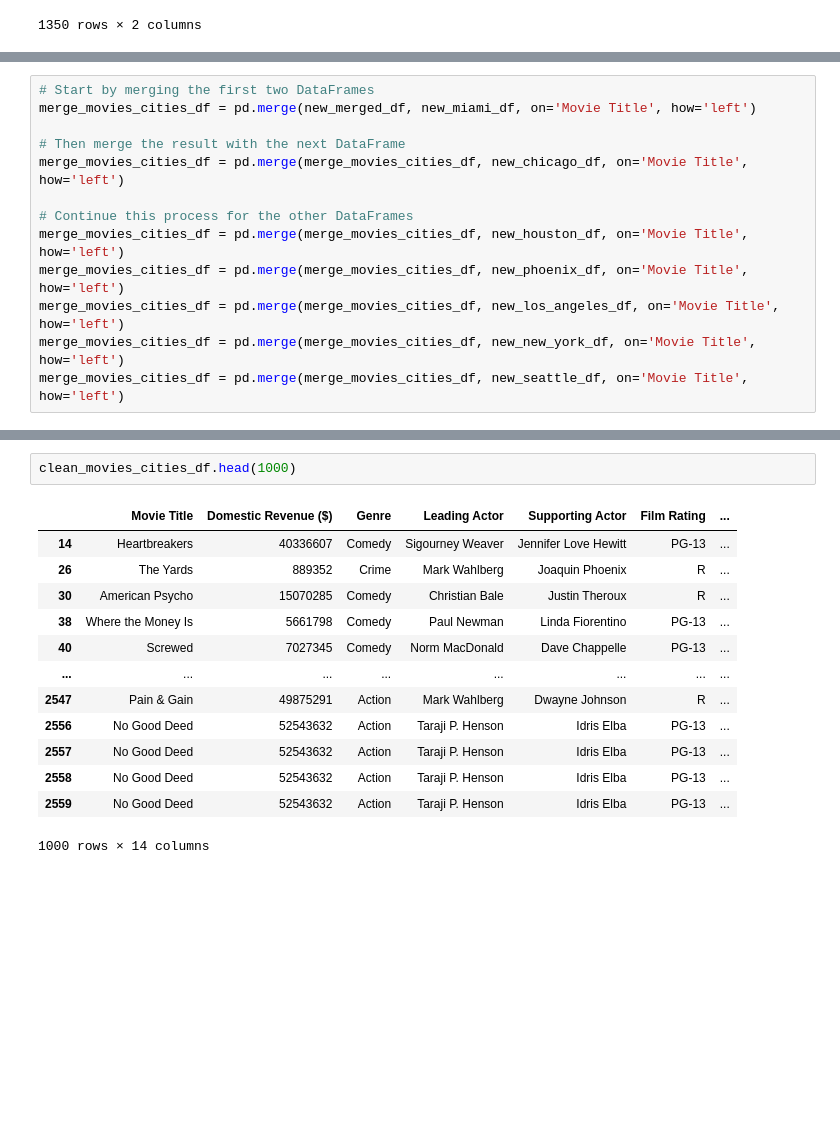
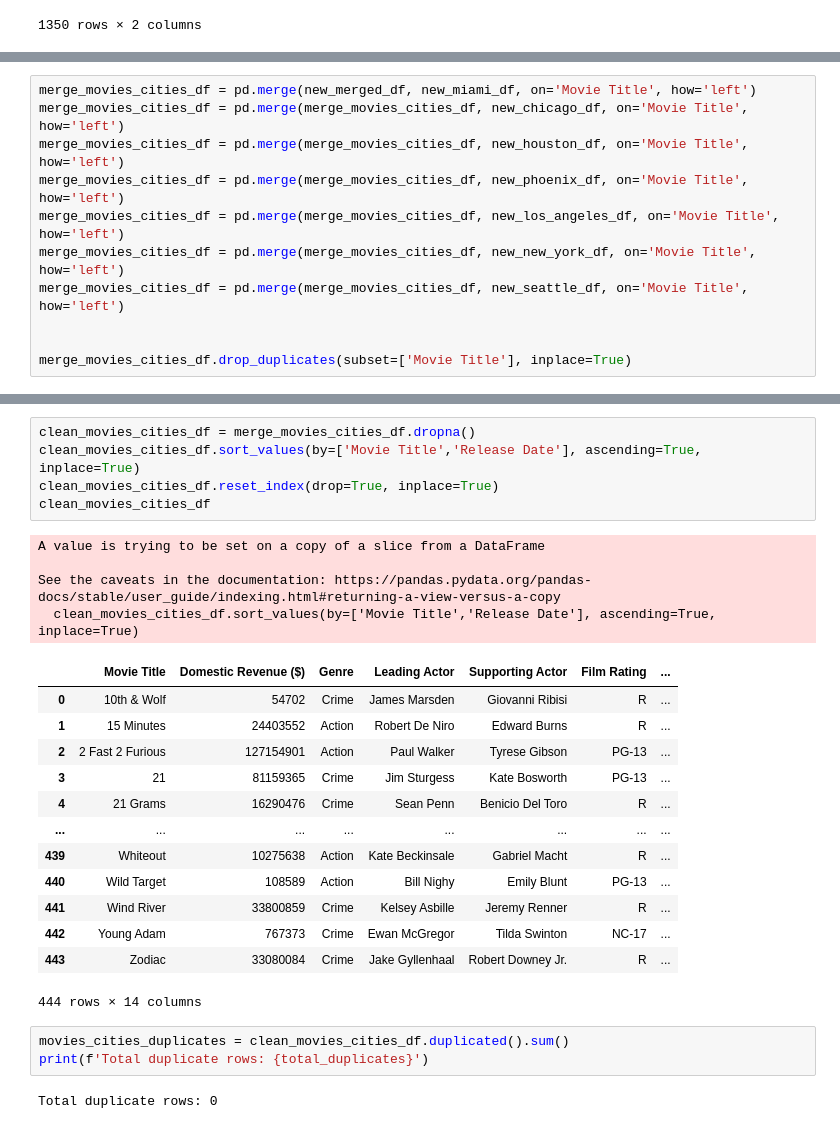
Before and after one commit to Armand57araujo/i-tickets, a Jupyter notebook: pythonnotebook.ipynb, the cells around one changed output, grey strips where cells are left out. Drawn from its saved outputs; the diff is of its cells as text; blank space fills up the shorter version.

Commit message:
removed duplicates

```diff
--- a/pythonnotebook.ipynb
+++ b/pythonnotebook.ipynb
@@ -1638,18 +1667,16 @@ new_merged_df, new_miami_df, new_chicago_df, new_houston_df, new_phoenix_df, new
 
 [['Movie Title', 'Release Year', 'Domestic Revenue ($)', 'Genre',	'Leading Actor', 'Supporting Actor', 'Film Rating']], on=['Movie Title','Release Year', 'Domestic Revenue ($)', 'Genre', 'Leading Actor', 'Supporting Actor', 'Film Rating'], how='left')
 # %%
-# Start by merging the first two DataFrames
 merge_movies_cities_df = pd.merge(new_merged_df, new_miami_df, on='Movie Title', how='left')
-
-# Then merge the result with the next DataFrame
 merge_movies_cities_df = pd.merge(merge_movies_cities_df, new_chicago_df, on='Movie Title', how='left')
-
-# Continue this process for the other DataFrames
 merge_movies_cities_df = pd.merge(merge_movies_cities_df, new_houston_df, on='Movie Title', how='left')
 merge_movies_cities_df = pd.merge(merge_movies_cities_df, new_phoenix_df, on='Movie Title', how='left')
 merge_movies_cities_df = pd.merge(merge_movies_cities_df, new_los_angeles_df, on='Movie Title', how='left')
 merge_movies_cities_df = pd.merge(merge_movies_cities_df, new_new_york_df, on='Movie Title', how='left')
 merge_movies_cities_df = pd.merge(merge_movies_cities_df, new_seattle_df, on='Movie Title', how='left')
+
+
+merge_movies_cities_df.drop_duplicates(subset=['Movie Title'], inplace=True)
 # %%
 merge_movies_cities_df
 # %% [output]
@@ -1706,16 +1714,28 @@ clean_movies_cities_df.set_index('Movie Title')
-# %%
-clean_movies_cities_df.head(1000)
-# %% [output]
-|  | Movie Title | Domestic Revenue ($) | Genre | Leading Actor | Supporting Actor | Film Rating | ... |
-| 14 | Heartbreakers | 40336607 | Comedy | Sigourney Weaver | Jennifer Love Hewitt | PG-13 | ... |
-| 26 | The Yards | 889352 | Crime | Mark Wahlberg | Joaquin Phoenix | R | ... |
-| 30 | American Psycho | 15070285 | Comedy | Christian Bale | Justin Theroux | R | ... |
-| 38 | Where the Money Is | 5661798 | Comedy | Paul Newman | Linda Fiorentino | PG-13 | ... |
-| 40 | Screwed | 7027345 | Comedy | Norm MacDonald | Dave Chappelle | PG-13 | ... |
-| ... | ... | ... | ... | ... | ... | ... | ... |
-| 2547 | Pain & Gain | 49875291 | Action | Mark Wahlberg | Dwayne Johnson | R | ... |
-| 2556 | No Good Deed | 52543632 | Action | Taraji P. Henson | Idris Elba | PG-13 | ... |
-| 2557 | No Good Deed | 52543632 | Action | Taraji P. Henson | Idris Elba | PG-13 | ... |
-| 2558 | No Good Deed | 52543632 | Action | Taraji P. Henson | Idris Elba | PG-13 | ... |
-| 2559 | No Good Deed | 52543632 | Action | Taraji P. Henson | Idris Elba | PG-13 | ... |
-1000 rows × 14 columns
+# %%
+clean_movies_cities_df = merge_movies_cities_df.dropna()
+clean_movies_cities_df.sort_values(by=['Movie Title','Release Date'], ascending=True, inplace=True)
+clean_movies_cities_df.reset_index(drop=True, inplace=True)
+clean_movies_cities_df
+# %% [output]
+A value is trying to be set on a copy of a slice from a DataFrame
+
+See the caveats in the documentation: https://pandas.pydata.org/pandas-docs/stable/user_guide/indexing.html#returning-a-view-versus-a-copy
+  clean_movies_cities_df.sort_values(by=['Movie Title','Release Date'], ascending=True, inplace=True)
+|  | Movie Title | Domestic Revenue ($) | Genre | Leading Actor | Supporting Actor | Film Rating | ... |
+| 0 | 10th & Wolf | 54702 | Crime | James Marsden | Giovanni Ribisi | R | ... |
+| 1 | 15 Minutes | 24403552 | Action | Robert De Niro | Edward Burns | R | ... |
+| 2 | 2 Fast 2 Furious | 127154901 | Action | Paul Walker | Tyrese Gibson | PG-13 | ... |
+| 3 | 21 | 81159365 | Crime | Jim Sturgess | Kate Bosworth | PG-13 | ... |
+| 4 | 21 Grams | 16290476 | Crime | Sean Penn | Benicio Del Toro | R | ... |
+| ... | ... | ... | ... | ... | ... | ... | ... |
+| 439 | Whiteout | 10275638 | Action | Kate Beckinsale | Gabriel Macht | R | ... |
+| 440 | Wild Target | 108589 | Action | Bill Nighy | Emily Blunt | PG-13 | ... |
+| 441 | Wind River | 33800859 | Crime | Kelsey Asbille | Jeremy Renner | R | ... |
+| 442 | Young Adam | 767373 | Crime | Ewan McGregor | Tilda Swinton | NC-17 | ... |
+| 443 | Zodiac | 33080084 | Crime | Jake Gyllenhaal | Robert Downey Jr. | R | ... |
+444 rows × 14 columns
+# %%
+movies_cities_duplicates = clean_movies_cities_df.duplicated().sum()
+print(f'Total duplicate rows: {total_duplicates}')
+# %% [output]
+Total duplicate rows: 0
```
Also changed, not shown: parts of 5 cells of this notebook.
